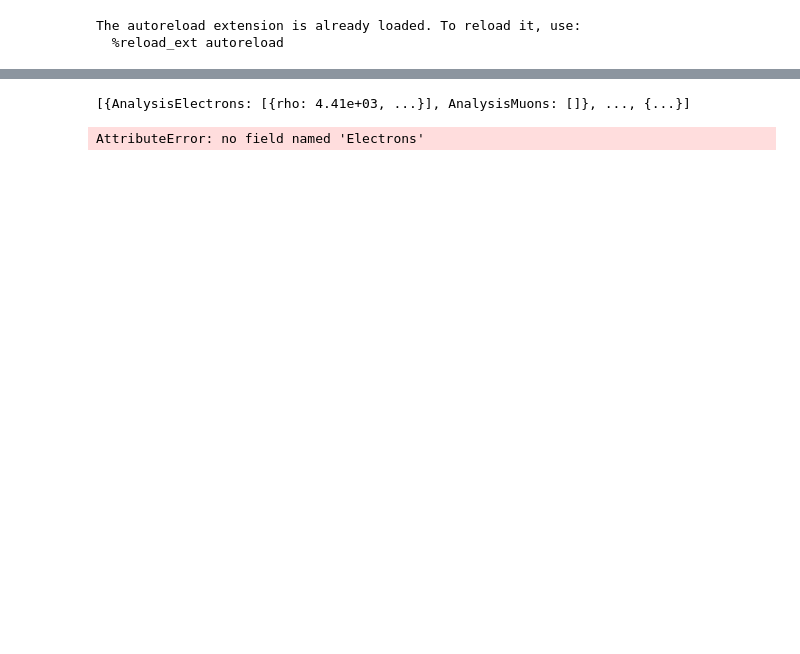
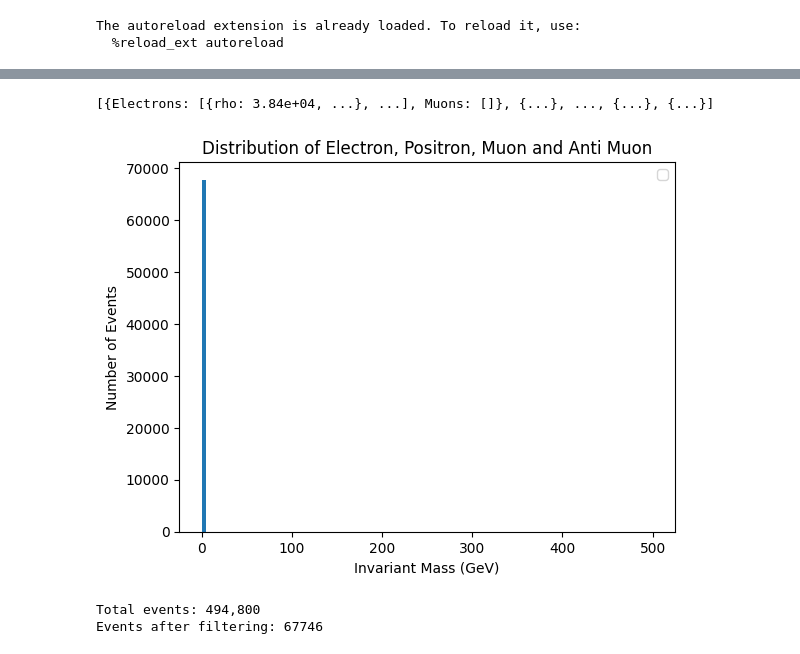
Before and after one commit to Zhavi221/atlas-utilization, a Jupyter notebook: utilize_atlas.ipynb, the cells around one changed output, grey strips where cells are left out. Cells and saved outputs as stored; diff of their text form; code cells hidden in the pictures; blank space fills up the shorter version.

```diff
--- a/utilize_atlas.ipynb
+++ b/utilize_atlas.ipynb
@@ -110,32 +115,56 @@ AttributeError: no field named 'BTagging_AntiKt4EMPFlow'
 # %%
+def selected_muons(mu):
+    return mu[(mu.pt > 10 * GeV) & (abs(mu.eta) < 2.5)]
+
 def selected_electrons(el):
     return el[(el.pt > 10 * GeV) & (abs(el.eta) < 2.47)]
 
 def electron_posi_muon_antimuon(events):
     events = copy.copy(events) # shallow copy
     events["Electrons"] = selected_electrons(events.Electrons)
     events["Muons"] = selected_muons(events.Muons)
     events["Electrons", "is_neg"] = events.Electrons.charge < 0
     events["Muons", "is_neg"] = events.Muons.charge < 0
     events = events[
-        (ak.num(events.Electrons) == 2)
-        & (ak.num(events.Muons) == 2)
-        # & (ak.num(events.Electrons[events.Electrons.is_neg]) == 1)
-        # & (ak.num(events.Muons[events.Muons.is_neg]) == 1)
+        (ak.num(events.Electrons) == 2) # Exactly two electrons
+        # | (ak.num(events.Muons) == 2)  # Exactly two muons
+        & (ak.num(events.Electrons[events.Electrons.is_neg]) == 1) # One negative electron
+        # | (ak.num(events.Muons[events.Muons.is_neg]) == 1)  # One negative muon
     ]
     return ak.to_packed(events)
 
+def combine_four_momenta(electrons, muons):
+    electron_candidates = ak.combinations(electrons, 2)
+    e1, e2 = ak.unzip(electron_candidates)
+    electron_p4 = e1 + e2
+    return electron_p4.to_ptphietamass().mass
+
+    # muon_candidates = ak.combinations(muons, 2)
+    # m1, m2 = ak.unzip(muon_candidates)
+    # muon_p4 = m1 + m2
+
+    # combined_p4 = electron_p4 + muon_p4
+
+    # return combined_p4.to_ptphietamass().mass
+
+# Process the events
 events = electron_posi_muon_antimuon(atlas_parser.events)
-plt.hist(ak.flatten(events) / GeV, axis=None, bins=100)
-plt.xlabel("Reconstructed Top Quark Mass (GeV)")
+print(events)
+# Calculate the invariant mass for each event
+inv_mass = combine_four_momenta(events.Electrons, events.Muons)
+
+# Plot the invariant mass distribution
+plt.hist(inv_mass / GeV, bins=100, range=(0, 500))
+plt.xlabel("Invariant Mass (GeV)")
 plt.ylabel("Number of Events")
-plt.title("Distribution of Reconstructed Top Quark Mass")
-plt.axvline(172.76, color='r', linestyle='dashed', linewidth=2, label='Expected Top Quark Mass')
+plt.title("Distribution of Electron, Positron, Muon and Anti Muon")
 plt.legend()
 plt.show()
 
-print('Total events:', len(atlas_parser.events))
+print('Total events:', f"{len(atlas_parser.events):,}")
 print('Events after filtering:', len(events))
 # %% [output]
-[{AnalysisElectrons: [{rho: 4.41e+03, ...}], AnalysisMuons: []}, ..., {...}]
+[{Electrons: [{rho: 3.84e+04, ...}, ...], Muons: []}, {...}, ..., {...}, {...}]
+[figure, added]
-AttributeError: no field named 'Electrons'
+Total events: 494,800
+Events after filtering: 67746
```
Also changed, not shown: parts of 3 cells of this notebook, 2 other files.
